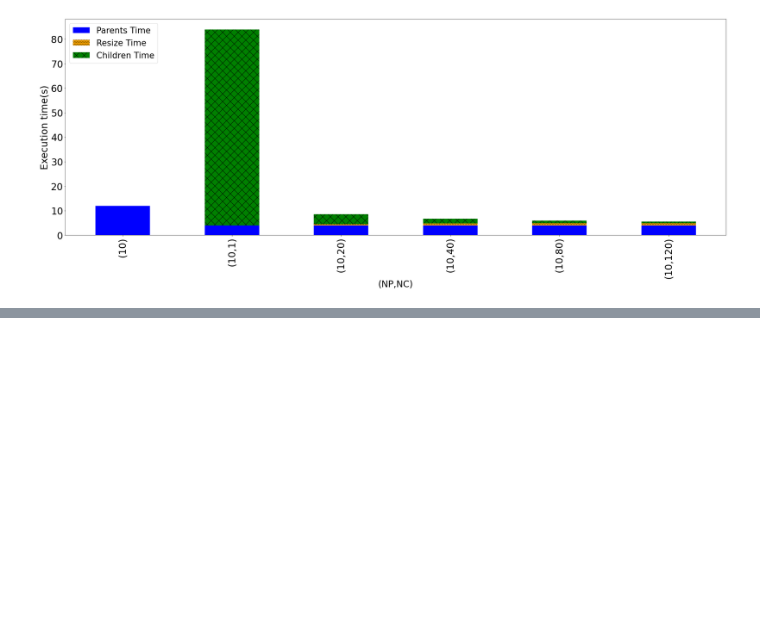
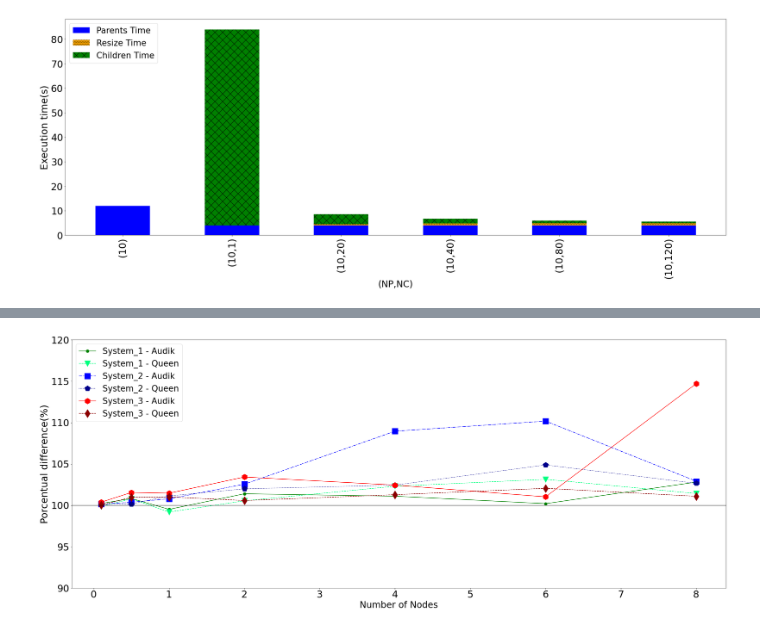
Before and after one commit to hpca-uji/Proteo, a Jupyter notebook: Analysis/analyser.ipynb, the cells around one changed output, grey strips where cells are left out. Saved outputs shown, nothing was run; the diff lists cells and outputs as text; code cells hidden in the pictures; blank space fills up the shorter version.

Commit message:
Changes to analyser to perform new graphics. Still under development

```diff
--- a/Analysis/analyser.ipynb
+++ b/Analysis/analyser.ipynb
@@ -83,7 +83,7 @@ labelsMethods = ['Baseline', 'Baseline single','Baseline - Asynchronous','Baseli
                  #4      #5             #6                 #7
 colors_spawn = ['green','springgreen','blue','darkblue','red','darkred','darkgoldenrod','olive']
 linestyle_spawn = ['-', '--', '-.', ':']
-markers_spawn = ['.','1','s','p', 'h','d','X','P']
+markers_spawn = ['.','v','s','p', 'h','d','X','P']
 
 OrMult_patch = mpatches.Patch(hatch='', facecolor='green', label='Baseline')
 OrSing_patch = mpatches.Patch(hatch='', facecolor='springgreen', label='Baseline single')
@@ -1519,14 +1413,0 @@ aux_labels.append("PolyReg-"+str(degrees))
-# %%
-f=plt.figure(figsize=(16, 8))
-ax=f.add_subplot(111)
-
-for i in range(len(y_array)):
-    #ax.scatter(x_values2,y_array[i], color=colors_spawn[i])
-    ax.plot(y_array[i],x_values2, color=colors_spawn[i])
-ax.set_xlabel("Tamaño (Bytes)", fontsize=36)
-ax.set_ylabel("Tiempo (ms)", fontsize=36)
-#ax.axhline(7549560)
-plt.legend(labels=aux_labels, loc='best', fontsize=20,ncol=2,framealpha=1)
-plt.xscale("log")
-plt.yscale("log")
-f.savefig("Images/Regresion.png", format="png")
@@ -1613,0 +1539,44 @@ f.savefig("Images/malleabilityTest.png", format="png")
+# %%
+processes = [2,10,20,40,80,120,160]
+aux_cores = 20
+title_y="Porcentual difference(%)"
+title_x="Number of Nodes"
+aux_labels = ['System_1 - Audik', 'System_1 - Queen', 'System_2 - Audik', 'System_2 - Queen', 'System_3 - Audik', 'System_3 - Queen']
+#aux_labels = ['System_1', 'System_2', 'System_3']
+data1 = [100.22, 100.82, 99.51, 101.39, 101.10, 100.20, 102.80]
+data2 = [99.88, 100.78, 99.18, 100.54, 102.30, 103.14, 101.42]
+data3 = [100.14, 100.37, 100.78, 102.55, 108.96, 110.18, 102.91]
+data4 = [100.06, 100.16, 101.13, 101.99, 102.44, 104.88, 102.65]
+data5 = [100.38, 101.55, 101.46, 103.42, 102.44, 101.02, 114.71]
+data6 = [100.03, 100.97, 101.01, 100.57, 101.28, 102.05, 101.09]
+
+
+data_x = [data1, data2, data3, data4, data5, data6]
+#data_x = [data2, data4, data6]
+style_aux=0
+
+nodes = []
+for i in range(len(processes)):
+    nodes.append(processes[i]/aux_cores)
+
+f=plt.figure(figsize=(30, 12))
+ax=f.add_subplot(111)
+
+for i in range(len(data_x)):
+    ax.plot(nodes, data_x[i], color=colors_spawn[i], linestyle=linestyle_spawn[i%4], \
+                marker=markers_spawn[i], markersize=18, label=aux_labels[i])
+ax.axhline((100), color='black')
+
+ax.set_ylabel(title_y, fontsize=30)
+ax.set_xlabel(title_x, fontsize=28)
+
+ax.tick_params(axis='both', which='major', labelsize=30)
+ax.tick_params(axis='both', which='minor', labelsize=28)
+plt.legend(loc='best', fontsize=26)
+
+
+f.tight_layout()
+ax.set_ylim(90,120)
+f.savefig("Images/malleabilityTest.png", format="png")
+# %% [output]
+[figure, added]
```
Also changed, not shown: parts of 12 cells of this notebook.
